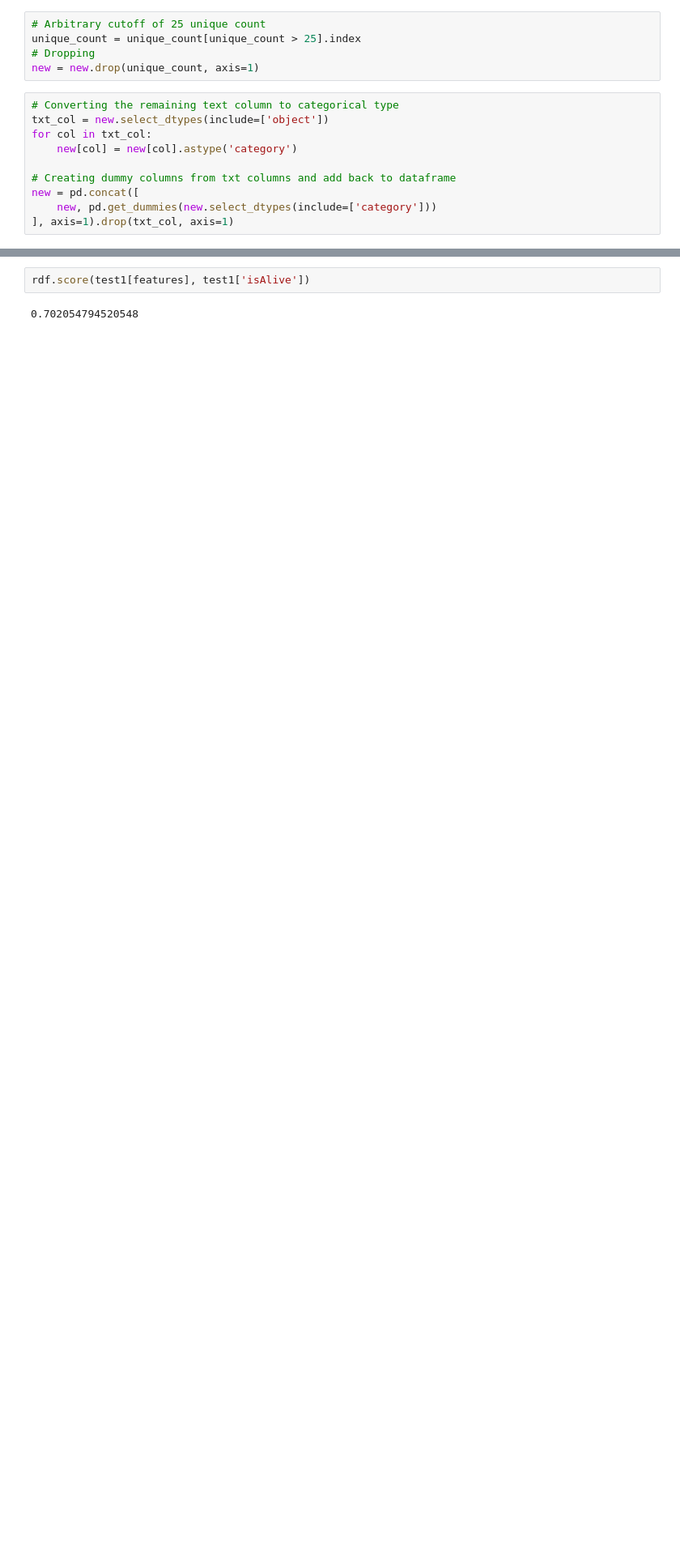
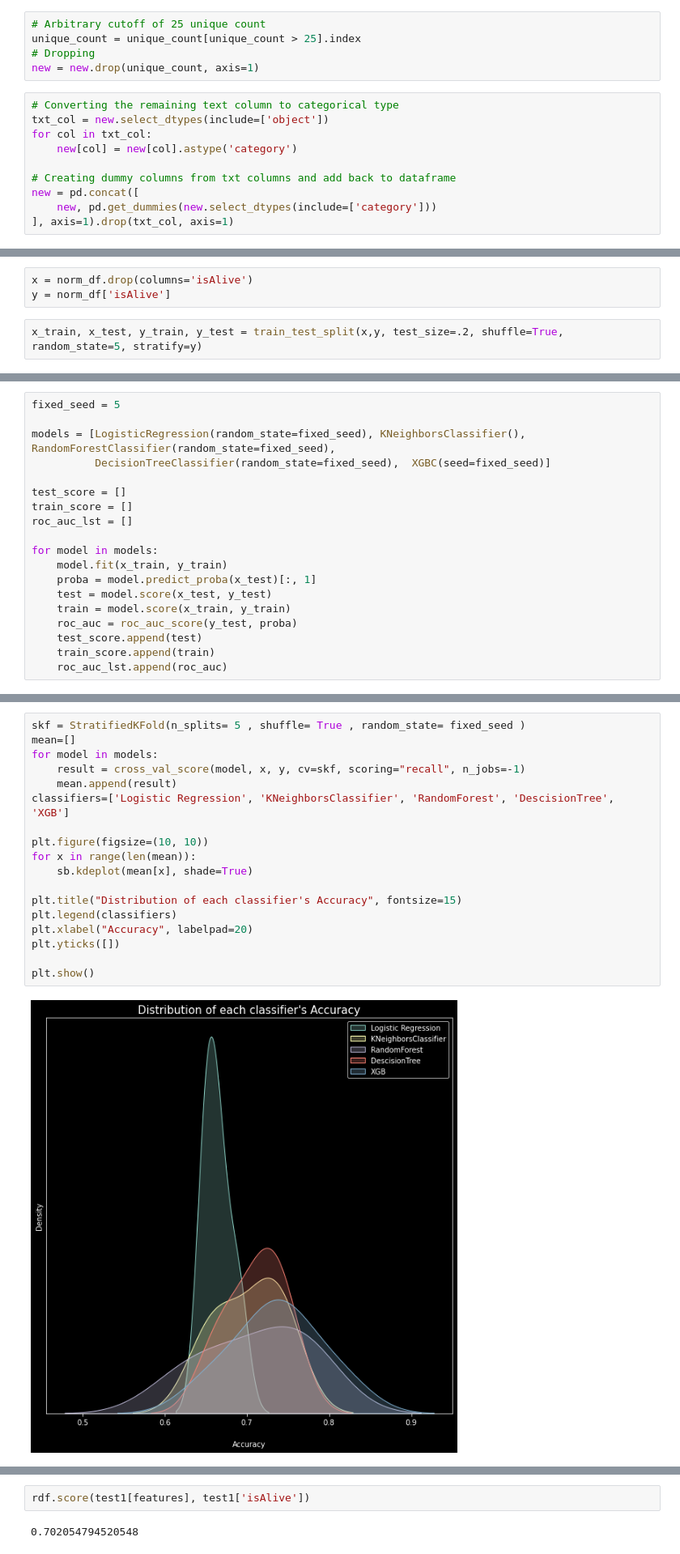
Before and after one commit to TelRich/GOT_Character_Death_Prediction, a Jupyter notebook: got_prjt_v5.ipynb, the cells around one changed output, grey strips where cells are left out. Shown at 81% size. Saved outputs shown, nothing was run; the diff lists cells and outputs as text; blank space fills up the shorter version.

```diff
--- a/got_prjt_v5.ipynb
+++ b/got_prjt_v5.ipynb
@@ -567,0 +451,5 @@ weighted avg       0.74      0.76      0.74       584
+# %%
+x = norm_df.drop(columns='isAlive')
+y = norm_df['isAlive']
+# %%
+x_train, x_test, y_train, y_test = train_test_split(x,y, test_size=.2, shuffle=True, random_state=5, stratify=y)
@@ -567,0 +462,19 @@ weighted avg       0.74      0.76      0.74       584
+# %%
+fixed_seed = 5
+
+models = [LogisticRegression(random_state=fixed_seed), KNeighborsClassifier(), RandomForestClassifier(random_state=fixed_seed),
+          DecisionTreeClassifier(random_state=fixed_seed),  XGBC(seed=fixed_seed)]
+
+test_score = []
+train_score = []
+roc_auc_lst = []
+
+for model in models:
+    model.fit(x_train, y_train)
+    proba = model.predict_proba(x_test)[:, 1]
+    test = model.score(x_test, y_test)
+    train = model.score(x_train, y_train)
+    roc_auc = roc_auc_score(y_test, proba)
+    test_score.append(test)
+    train_score.append(train)
+    roc_auc_lst.append(roc_auc)
@@ -567,0 +496,20 @@ weighted avg       0.74      0.76      0.74       584
+# %%
+skf = StratifiedKFold(n_splits= 5 , shuffle= True , random_state= fixed_seed )
+mean=[]
+for model in models:
+    result = cross_val_score(model, x, y, cv=skf, scoring="recall", n_jobs=-1)
+    mean.append(result)
+classifiers=['Logistic Regression', 'KNeighborsClassifier', 'RandomForest', 'DescisionTree', 'XGB']
+
+plt.figure(figsize=(10, 10))
+for x in range(len(mean)):
+    sb.kdeplot(mean[x], shade=True)
+
+plt.title("Distribution of each classifier's Accuracy", fontsize=15)
+plt.legend(classifiers)
+plt.xlabel("Accuracy", labelpad=20)
+plt.yticks([])
+
+plt.show()
+# %% [output]
+[figure, added]
```
Also changed, not shown: parts of 47 cells of this notebook, 2 other files.
